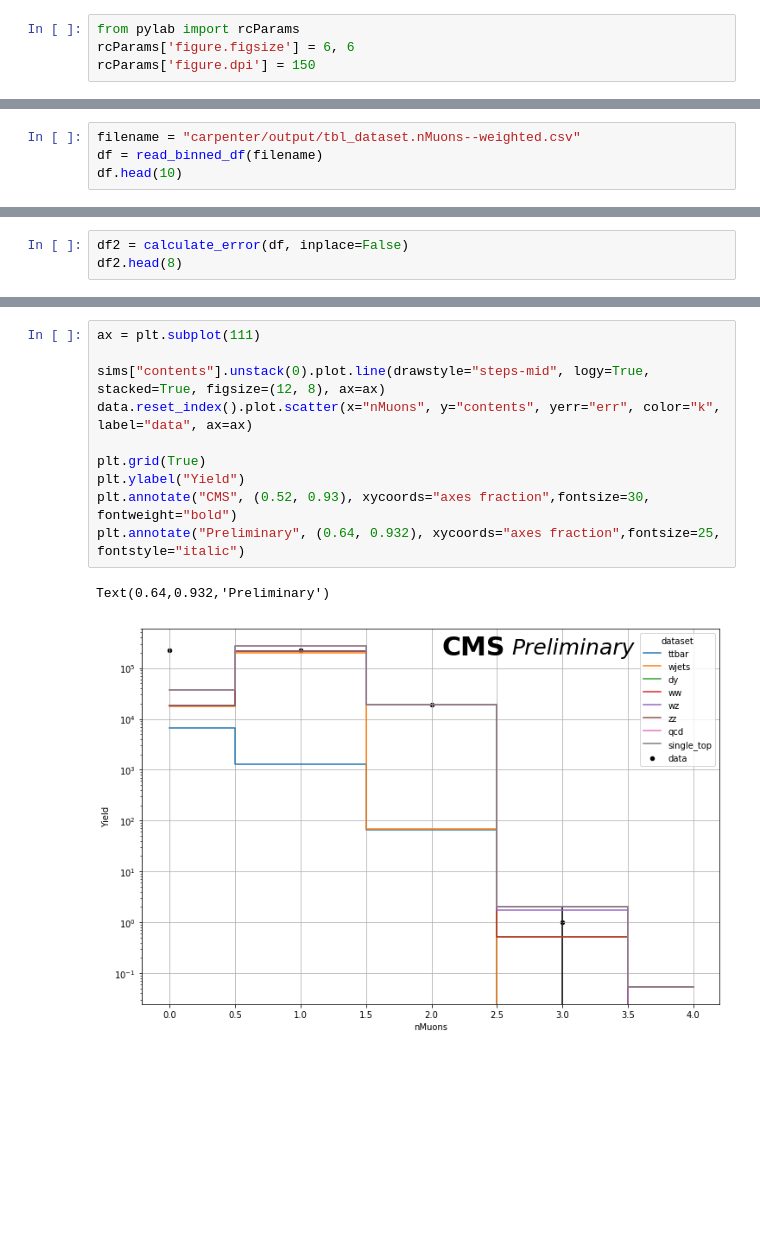
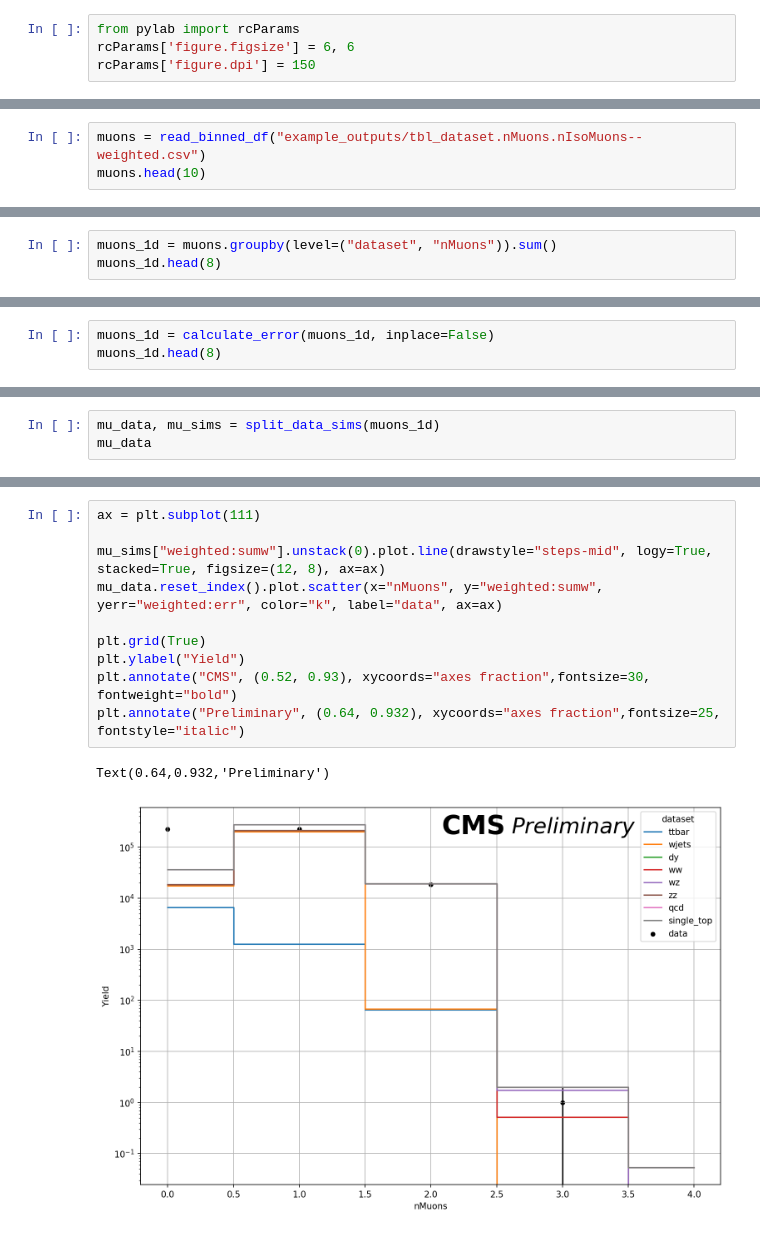
Before and after one commit to FAST-HEP/FAST_cms_public_tutorial, a Jupyter notebook: plot_results.ipynb, the cells around one changed output, grey strips where cells are left out. Drawn from its saved outputs; the diff is of its cells as text; blank space fills up the shorter version.

```diff
--- a/plot_results.ipynb
+++ b/plot_results.ipynb
@@ -71,5 +86,4 @@ qcd         0       124.0     18058.283    25392802.0
 # %%
-filename = "carpenter/output/tbl_dataset.nMuons--weighted.csv"
-df = read_binned_df(filename)
-df.head(10)
+muons = read_binned_df("example_outputs/tbl_dataset.nMuons.nIsoMuons--weighted.csv")
+muons.head(10)
 # %% [output]
@@ -104,0 +104,3 @@ df.head(10)
+# %%
+muons_1d = muons.groupby(level=("dataset", "nMuons")).sum()
+muons_1d.head(8)
@@ -105,4 +118,4 @@ df.head(10)
 # %%
-df2 = calculate_error(df, inplace=False)
-df2.head(8)
+muons_1d = calculate_error(muons_1d, inplace=False)
+muons_1d.head(8)
 # %% [output]
@@ -128,0 +199,3 @@ data
+# %%
+mu_data, mu_sims = split_data_sims(muons_1d)
+mu_data
@@ -199,13 +219,13 @@ plot
 # %%
 ax = plt.subplot(111)
 
-sims["contents"].unstack(0).plot.line(drawstyle="steps-mid", logy=True, stacked=True, figsize=(12, 8), ax=ax)
-data.reset_index().plot.scatter(x="nMuons", y="contents", yerr="err", color="k", label="data", ax=ax)
+mu_sims["weighted:sumw"].unstack(0).plot.line(drawstyle="steps-mid", logy=True, stacked=True, figsize=(12, 8), ax=ax)
+mu_data.reset_index().plot.scatter(x="nMuons", y="weighted:sumw", yerr="weighted:err", color="k", label="data", ax=ax)
 
 plt.grid(True)
 plt.ylabel("Yield")
 plt.annotate("CMS", (0.52, 0.93), xycoords="axes fraction",fontsize=30, fontweight="bold")
 plt.annotate("Preliminary", (0.64, 0.932), xycoords="axes fraction",fontsize=25, fontstyle="italic")
 # %% [output]
 Text(0.64,0.932,'Preliminary')
-[figure, old version]
+[figure, new version]
```
Also changed, not shown: parts of 21 cells of this notebook, 2 other files.
